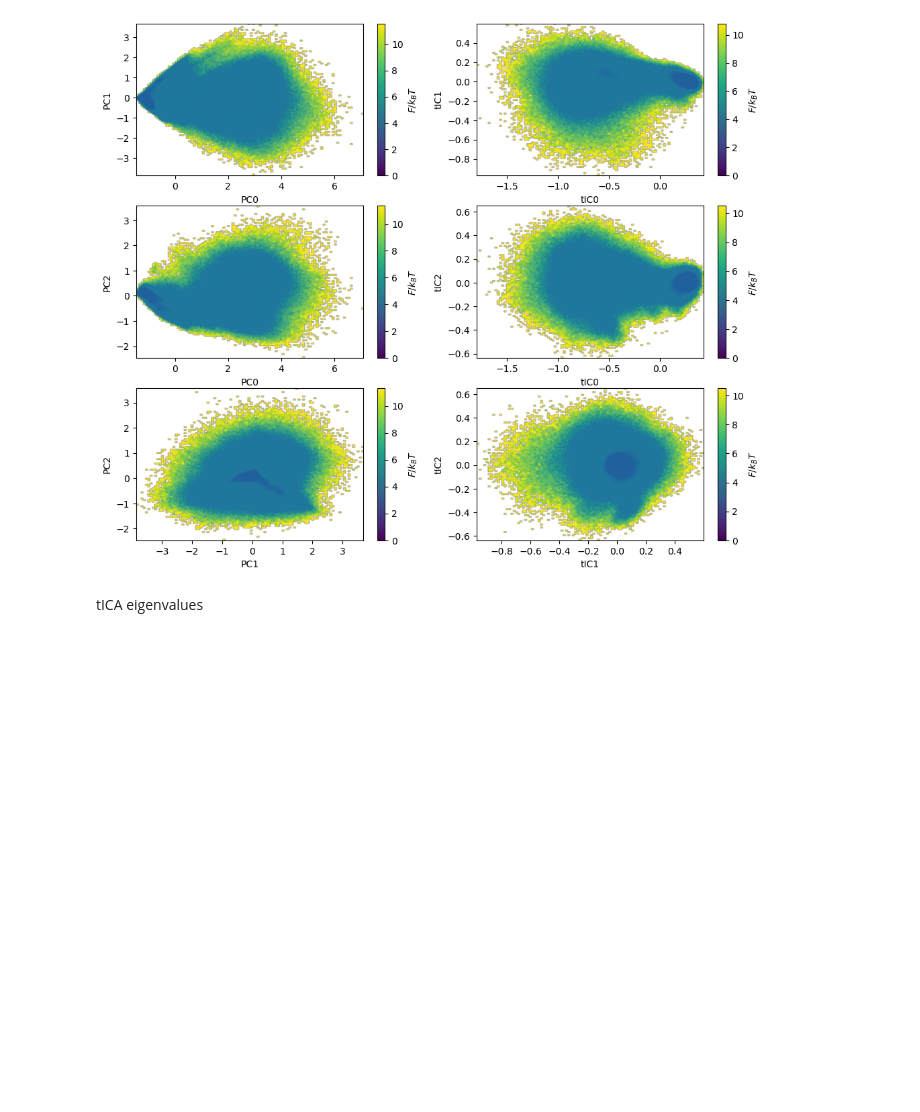
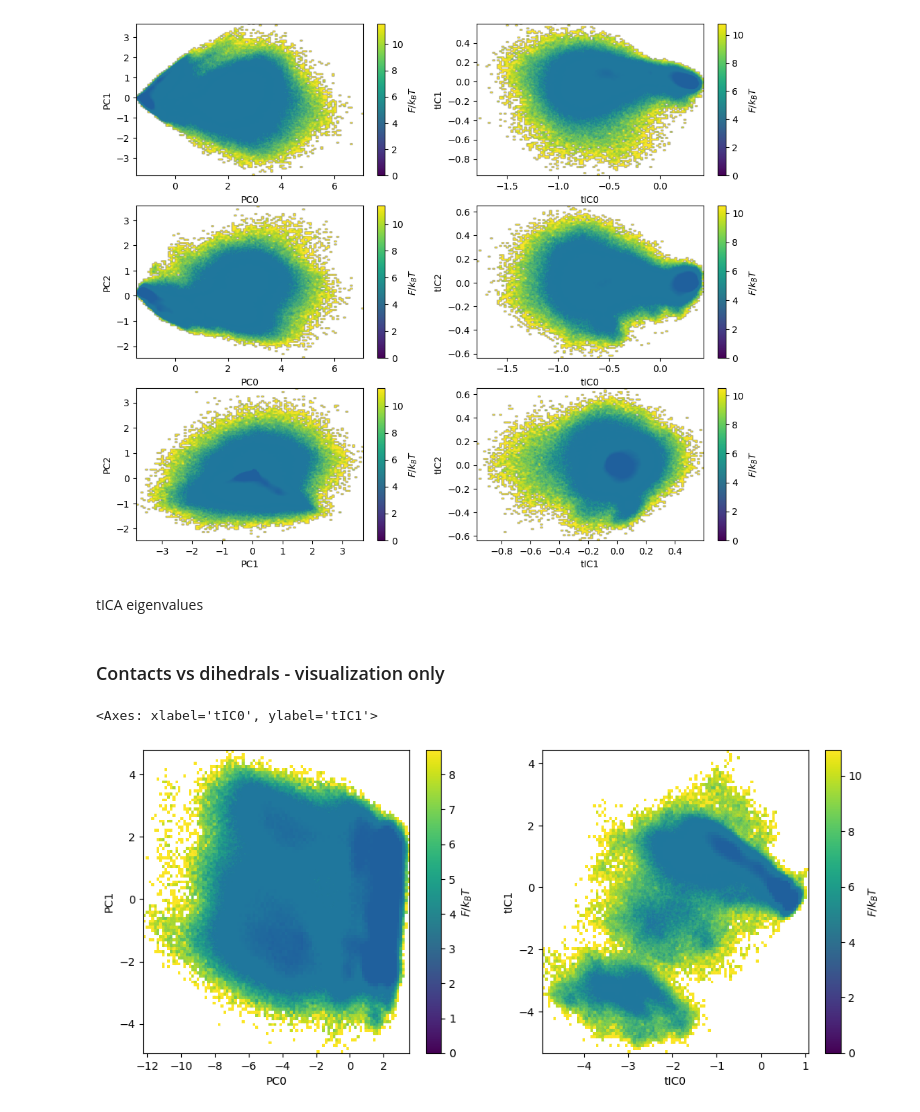
Before and after one commit to miriamzara/MSM, a Jupyter notebook: step_2new_dimensionality_reduction.ipynb, the cells around one changed output. Saved outputs shown, nothing was run; the diff lists cells and outputs as text; code cells hidden in the pictures; blank space fills up the shorter version.

```diff
--- a/step_2new_dimensionality_reduction.ipynb
+++ b/step_2new_dimensionality_reduction.ipynb
@@ -15,8 +17,8 @@ print("Data shape", distances.shape) # [nm] nanometers
 print("Data size (MB)", distances.nbytes / (10**6))
 
 # set 2: dihedrals
-#dihedrals = np.loadtxt(data_folder + "hp35.dihs.shifted", delimiter = " ", dtype = float)
-#print(dihedrals.shape) # [radians]
+dihedrals = np.loadtxt(data_folder + "hp35.dihs.shifted", delimiter = " ", dtype = float)
+print(dihedrals.shape) # [radians]
 # %% [output]
 Data shape (1526041, 42)
 Data size (MB) 512.749776
@@ -157,3 +171,27 @@ plot_free_energy_projection(tica_traj, 1, 2, ax = axs[2, 1], axlabel = "tIC")
 [figure]
 # %% [markdown]
 tICA eigenvalues
+# %% [markdown]
+### Contacts vs dihedrals - visualization only
+# %%
+X = dihedrals
+
+
+# PCA
+pca = PCA()
+pca.fit(X)
+pca_traj = pca.fit_transform(X)
+
+
+# tICA
+tica = TICA(lagtime=100, dim=5)
+tica.fit(X)
+tica_traj = tica.transform(X)
+
+
+fig, axs = plt.subplots(1, 2, figsize=(12, 5))
+plot_free_energy_projection(pca_traj, 0, 1, ax = axs[0], axlabel = "PC")
+plot_free_energy_projection(tica_traj, 0, 1, ax = axs[1], axlabel = "tIC")
+# %% [output]
+<Axes: xlabel='tIC0', ylabel='tIC1'>
+[figure, added]
```
Also changed, not shown: parts of 19 cells of this notebook, 2 other files.
